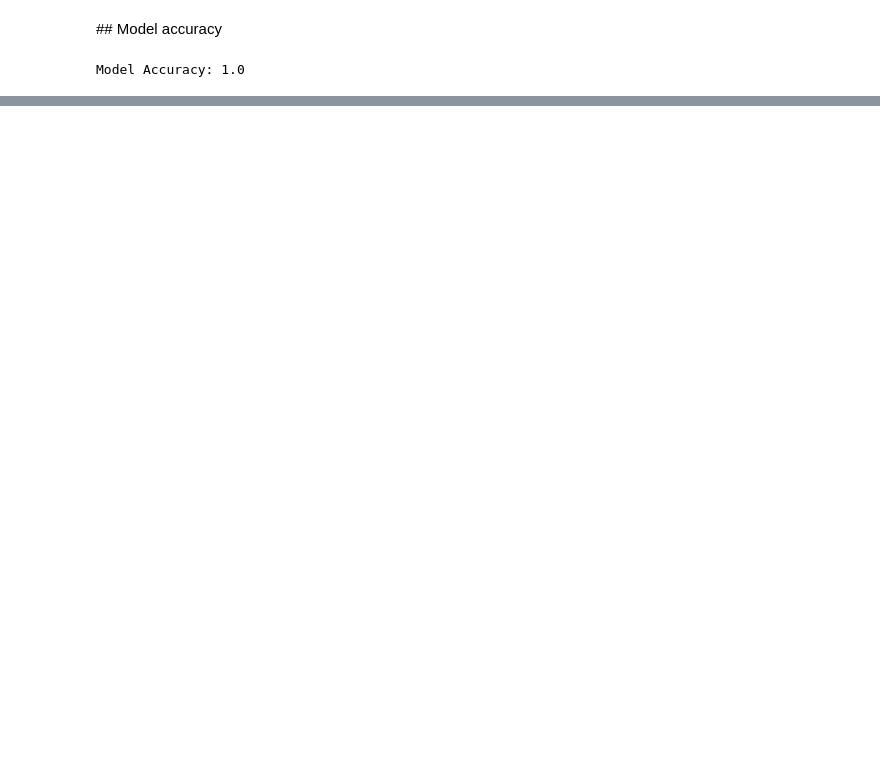
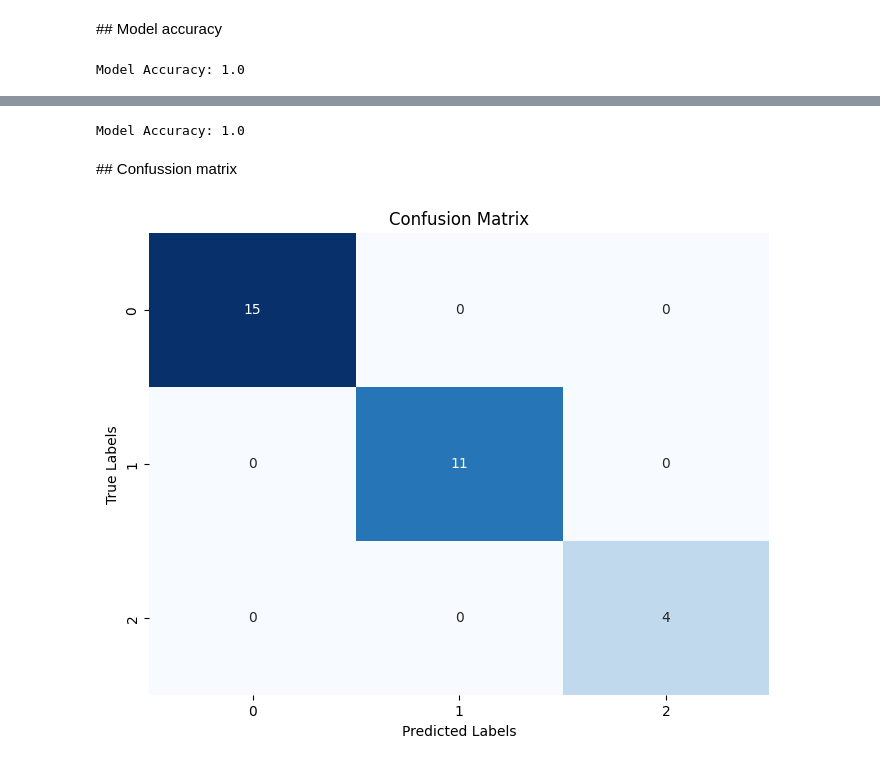
Before and after one commit to javiersanpan/classification-algorithms, a Jupyter notebook: classification_algorithms.ipynb, the cells around one changed output, grey strips where cells are left out. Saved outputs shown, nothing was run; the diff lists cells and outputs as text; code cells hidden in the pictures; blank space fills up the shorter version.

```diff
--- a/classification_algorithms.ipynb
+++ b/classification_algorithms.ipynb
@@ -94,0 +140,20 @@ Model Accuracy: 1.0
+# %%
+analisis_discriminante_lineal_model = LinearDiscriminantAnalysis()
+analisis_discriminante_lineal_model.fit(x_train, y_train)
+y_pred = analisis_discriminante_lineal_model.predict(x_test)
+exactitud = accuracy_score(y_test, y_pred)
+print(f'Model Accuracy: {exactitud}')
+# %% [output]
+Model Accuracy: 1.0
+# %% [markdown]
+## Confussion matrix
+# %%
+confusion = confusion_matrix(y_test, y_pred)
+plt.figure(figsize=(8, 6))
+sns.heatmap(confusion, annot=True, fmt="d", cmap="Blues", cbar=False)
+plt.xlabel("Predicted Labels")
+plt.ylabel("True Labels")
+plt.title("Confusion Matrix")
+plt.show()
+# %% [output]
+[figure, added]
```
Also changed, not shown: parts of 9 cells of this notebook.
